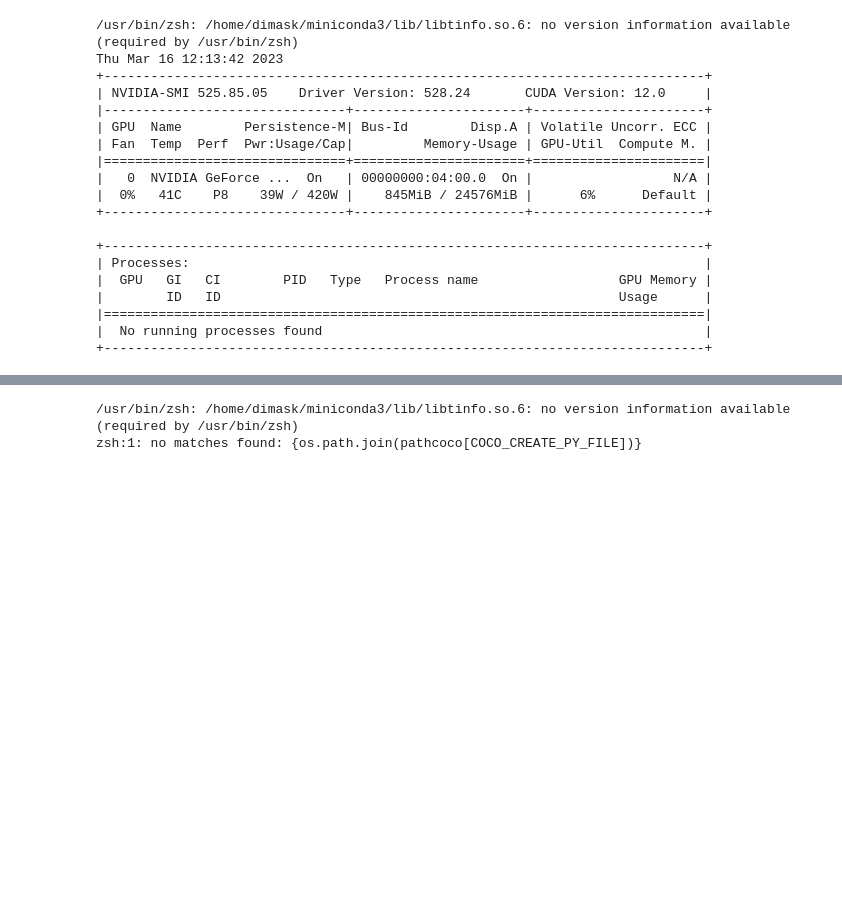
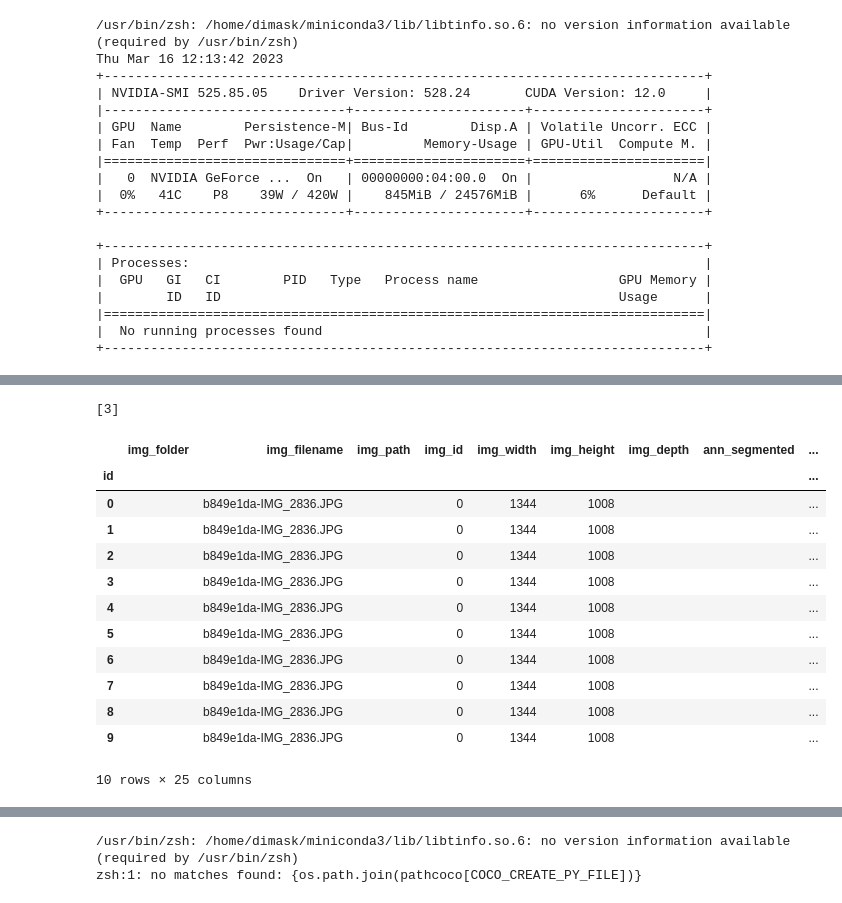
Before and after one commit to didi2424/TF-Object-Detection-API-GPU-Windows-WSL, a Jupyter notebook: 2. Create-LabelMap-and-TFrecord.ipynb, the cells around one changed output, grey strips where cells are left out. Cells and saved outputs as stored; diff of their text form; code cells hidden in the pictures; blank space fills up the shorter version.

```diff
--- a/2. Create-LabelMap-and-TFrecord.ipynb
+++ b/2. Create-LabelMap-and-TFrecord.ipynb
@@ -52,0 +100,25 @@ in the Image-Studio when you export a project you will get a .Zip file that cont
+# %%
+print(catIds)
+# %% [output]
+[3]
+# %%
+#Specify the path to the images (if they are in a different folder than the annotations)
+path_to_images = ""
+path_to_annotations = './Tensorflow/workspace/images/train/result.json'
+#Import the dataset into the pylable schema
+dataset = importer.ImportCoco(path_to_annotations, path_to_images=path_to_images)
+dataset.df.head(10)
+# %% [output]
+|  | img_folder | img_filename | img_path | img_id | img_width | img_height | img_depth | ann_segmented | ... |
+| id |  |  |  |  |  |  |  |  | ... |
+| 0 |  | b849e1da-IMG_2836.JPG |  | 0 | 1344 | 1008 |  |  | ... |
+| 1 |  | b849e1da-IMG_2836.JPG |  | 0 | 1344 | 1008 |  |  | ... |
+| 2 |  | b849e1da-IMG_2836.JPG |  | 0 | 1344 | 1008 |  |  | ... |
+| 3 |  | b849e1da-IMG_2836.JPG |  | 0 | 1344 | 1008 |  |  | ... |
+| 4 |  | b849e1da-IMG_2836.JPG |  | 0 | 1344 | 1008 |  |  | ... |
+| 5 |  | b849e1da-IMG_2836.JPG |  | 0 | 1344 | 1008 |  |  | ... |
+| 6 |  | b849e1da-IMG_2836.JPG |  | 0 | 1344 | 1008 |  |  | ... |
+| 7 |  | b849e1da-IMG_2836.JPG |  | 0 | 1344 | 1008 |  |  | ... |
+| 8 |  | b849e1da-IMG_2836.JPG |  | 0 | 1344 | 1008 |  |  | ... |
+| 9 |  | b849e1da-IMG_2836.JPG |  | 0 | 1344 | 1008 |  |  | ... |
+10 rows × 25 columns
```
Also changed, not shown: parts of 16 cells of this notebook, 1 other file.
